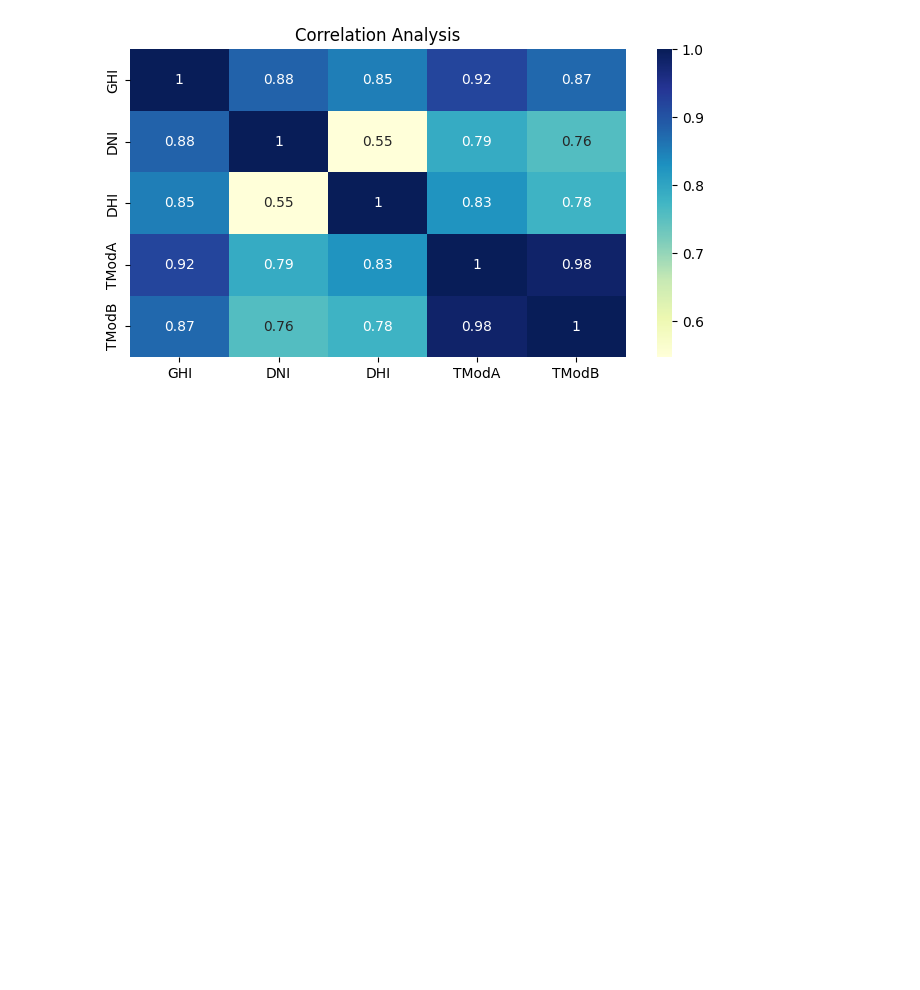
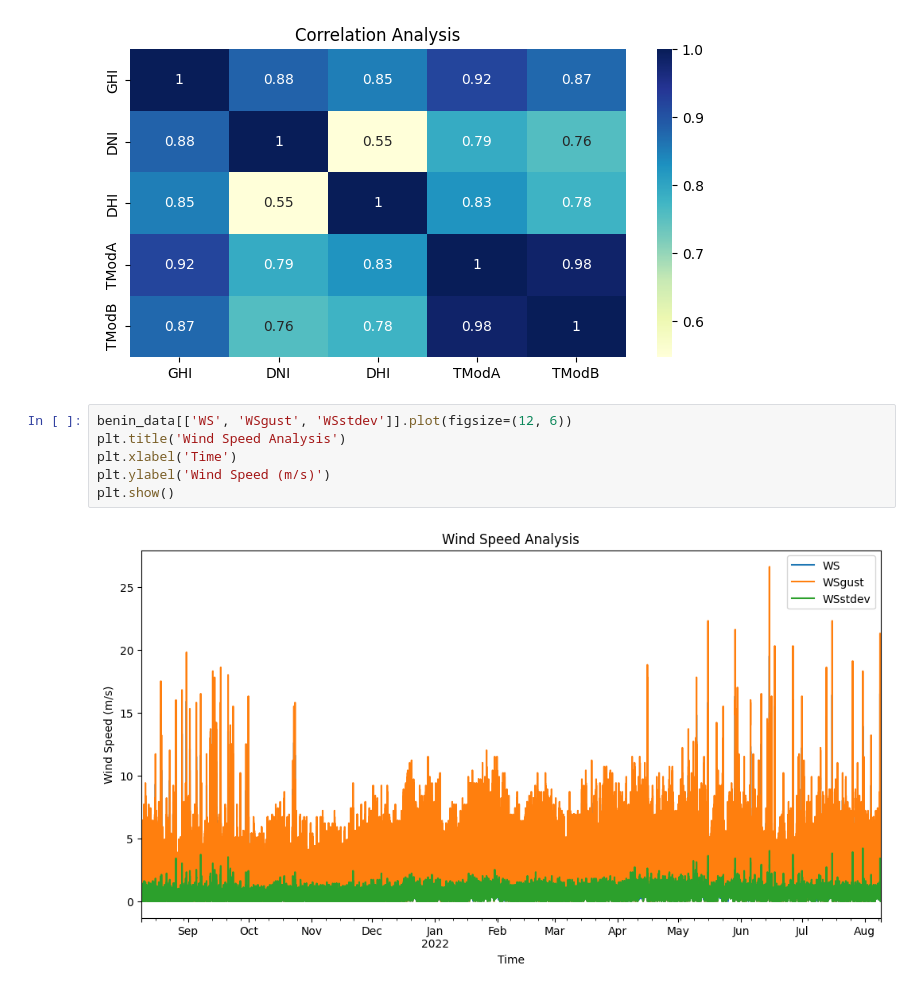
Before and after one commit to EstifanosTeklay/MoonLight-Energy-Solutions, a Jupyter notebook: notebooks/benin_EDA.ipynb, the cells around one changed output. Cells and saved outputs as stored; diff of their text form; blank space fills up the shorter version.

Commit message:
Wind and Temprature Analysis

```diff
--- a/notebooks/benin_EDA.ipynb
+++ b/notebooks/benin_EDA.ipynb
@@ -149,3 +149,11 @@ plt.title('Correlation Analysis')
 plt.show()
 # %% [output]
 [figure]
+# %%
+benin_data[['WS', 'WSgust', 'WSstdev']].plot(figsize=(12, 6))
+plt.title('Wind Speed Analysis')
+plt.xlabel('Time')
+plt.ylabel('Wind Speed (m/s)')
+plt.show()
+# %% [output]
+[figure, added]
```
Also changed, not shown: parts of 3 cells of this notebook.
